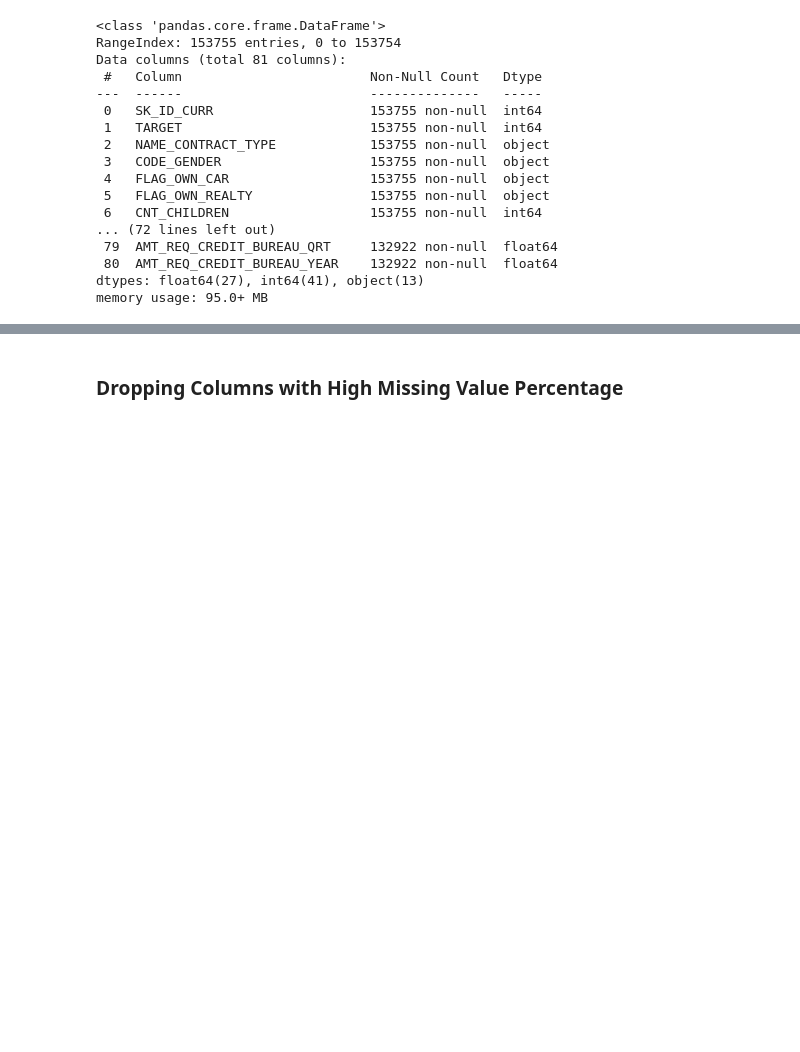
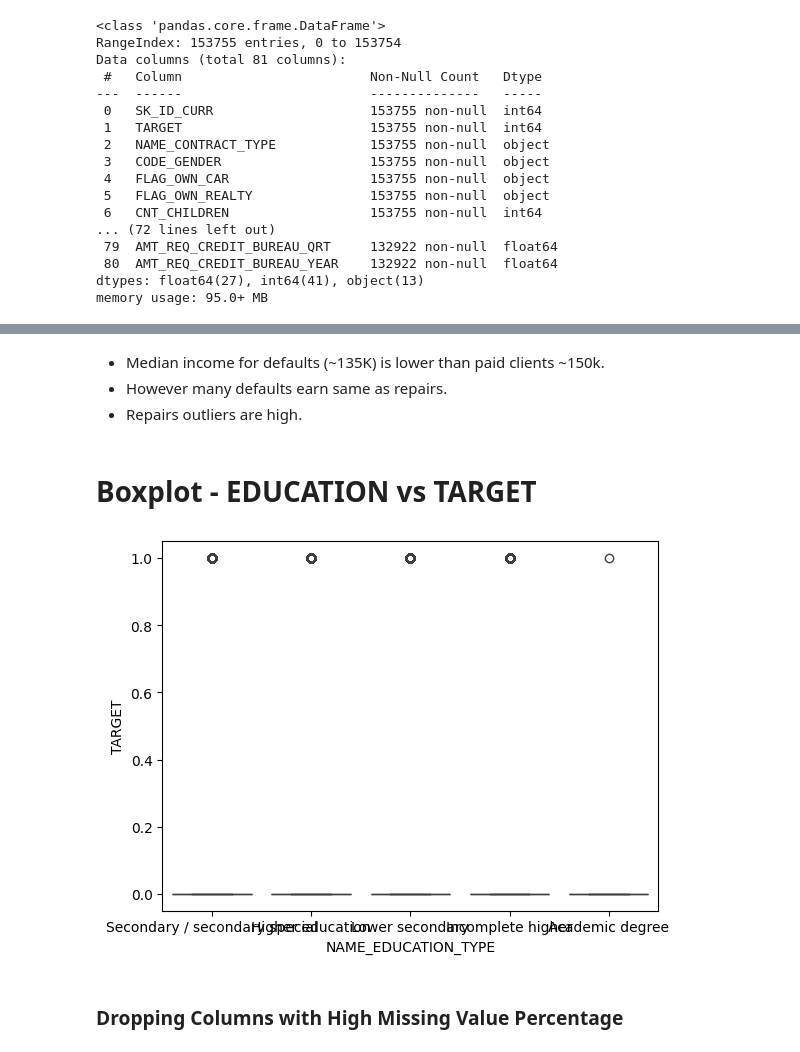
Before and after one commit to JagdishMane/aai-machine-learning, a Jupyter notebook: JagdishMane_Assignment1.ipynb, the cells around one changed output, grey strips where cells are left out. Drawn from its saved outputs; the diff is of its cells as text; code cells hidden in the pictures; blank space fills up the shorter version.

```diff
--- a/JagdishMane_Assignment1.ipynb
+++ b/JagdishMane_Assignment1.ipynb
@@ -178,2 +199,13 @@ dtype: float64
+# %% [markdown]
+- Median income for defaults (~135K) is lower than paid clients ~150k.
+- However many defaults earn same as repairs.
+- Repairs outliers are high.
+# %% [markdown]
+# Boxplot - EDUCATION vs TARGET
+# %%
+sns.boxplot(data=df, x='NAME_EDUCATION_TYPE', y='TARGET')
+plt.show()
+# %% [output]
+[figure, added]
 # %% [markdown]
 ### Dropping Columns with High Missing Value Percentage
```
Also changed, not shown: parts of 15 cells of this notebook.
